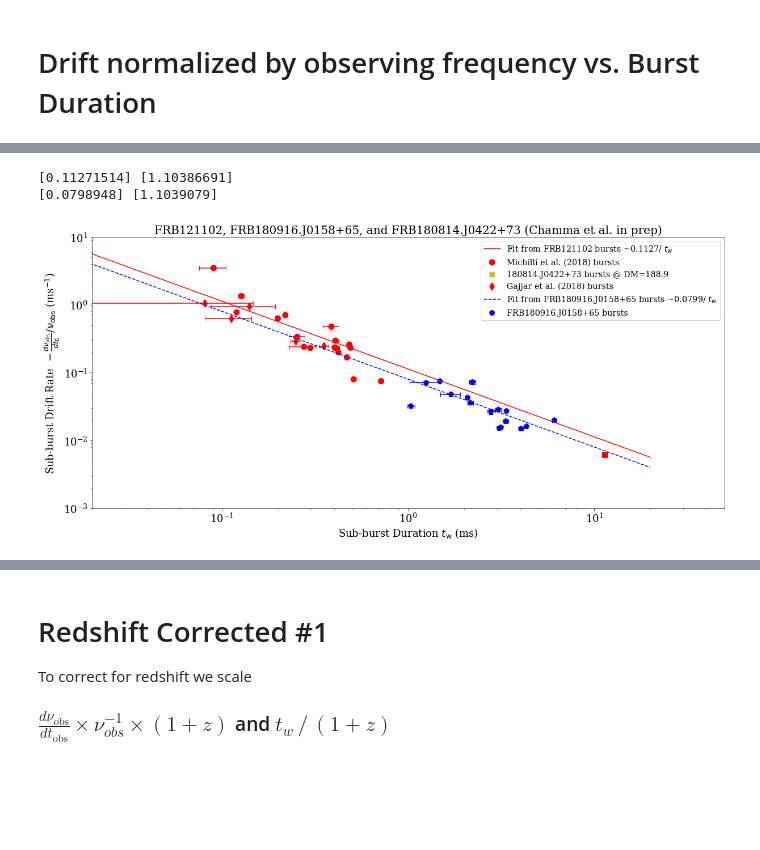
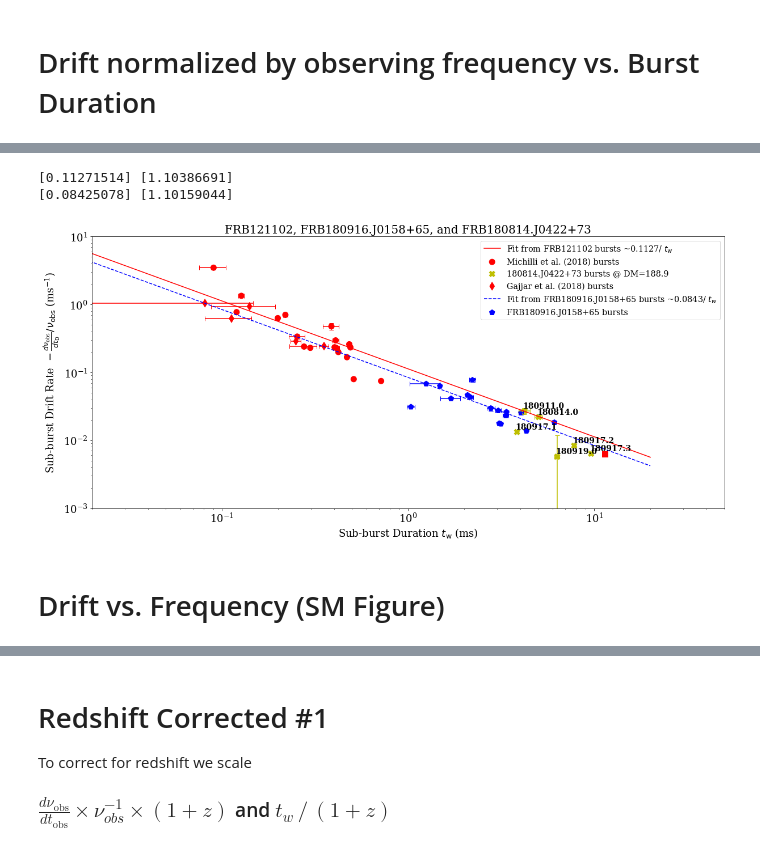
Before and after one commit to mef51/subdriftlaw, a Jupyter notebook: universal/DriftvsDuration_universal.ipynb, the cells around one changed output, grey strips where cells are left out. Saved outputs shown, nothing was run; the diff lists cells and outputs as text; code cells hidden in the pictures; blank space fills up the shorter version.

```diff
--- a/universal/DriftvsDuration_universal.ipynb
+++ b/universal/DriftvsDuration_universal.ipynb
@@ -22,10 +22,11 @@ bursts121102 = pd.read_csv('../bursts.csv')
 bursts121102 = bursts121102.set_index('name')
 
 ##########
-bursts180916 = pd.merge(pd.read_csv('data/CHIME_180916.J0158+65/chime_180916_fit_params_real.csv'),
-                        pd.read_csv('data/CHIME_180916.J0158+65/chime_180916_param_errors_real.csv'),
+bursts180916 = pd.merge(pd.read_csv('data/CHIME_180916.J0158+65/chime_180916_fit_params_ddm0.csv'),
+                        pd.read_csv('data/CHIME_180916.J0158+65/chime_180916_param_errors_ddm0.csv'),
                         how='left', on='name')
 bursts180916 = bursts180916.set_index('name')
+bursts180916['time_res'] = 0.00098304 # s
 
 #########
 params180916 = ['data/CHIME_180916.J0158+65/chime_180916_fit_params_ddm0.csv',
@@ -56,7 +57,6 @@ bursts180814 = pd.merge(pd.read_csv('data/CHIME_FRB180814.J0422+73/chime_180814_
                         pd.read_csv('data/CHIME_FRB180814.J0422+73/chime_180814_param_errors_dm{}.csv'.format(dms180814[dm_idx])),
                         how='left', on='name')
 bursts180814 = bursts180814.set_index('name')
-bursts180814['center_f'] = 600 # MHz
 bursts180814['time_res'] = 0.00098304 # s, Not true for burst 180917
 
 dataframes180814 = []
@@ -65,7 +65,6 @@ for dm in dms180814:
                             pd.read_csv('data/CHIME_FRB180814.J0422+73/chime_180814_param_errors_dm{}.csv'.format(dm)),
                             how='left', on='name')
     frame = frame.set_index('name')
-    frame['center_f'] = 600 # MHz
     frame['time_res'] = 0.00098304 # s, Not true for burst 180917
     dataframes180814.append(frame)
 
@@ -85,5 +84,5 @@ for frame in dataframes180814:
     frame['z'] = 0.05
 
 # bursts121102
-bursts180814
+bursts180916
 # %% [output]
@@ -347,10 +361,9 @@ for dataframe180916, drops, pcol, beta in zip(dataframes180916, [[15], [15], [15
 #     ax.annotate(int(k) if k != 15.5 else k, (v['tau_w_ms'], v['angle_clean']), xytext=(-3,5), textcoords='offset points', weight='bold', size=annotsize)
 
 # ax.set_xlim(0, 10)
-plt.title("Drift Angles for FRB180916 at different DMs (work in progress)", size=20)
+plt.title("Drift Angles for FRB180916 at different DMs", size=20)
 plt.legend(fontsize='x-large')
-# plt.savefig('angleatdifferentDMs.png')
-# plt.savefig('angleatdifferentDMs.pdf')
+# for fformat in ['png', 'pdf', 'eps']: plt.savefig('angleatdifferentDMs.{}'.format(fformat))
 # %% [output]
 [6.55422184]
 [0.21844659]
@@ -465,8 +478,8 @@ ax.set_ylabel('-$\pi/2 + $ Gaussian2d angle (rad)', size=fontsize)
 #     ax.annotate(int(k) if k != 15.5 else k, (v['tau_w_ms'], v['angle_clean']), xytext=(-3,5), textcoords='offset points', weight='bold', size=annotsize)
 # for k, v in dataframes180814[0].drop([15]).iterrows():
 #     ax.annotate(int(k) if k != 15.5 else k, (v['tau_w_ms'], v['angle_clean']), xytext=(-3,5), textcoords='offset points', weight='bold', size=annotsize)
-# for k, v in dataframes180814[0].iterrows():
-#     ax.annotate(int(k) if k != 15.5 else k, (v['tau_w_ms'], v['angle_clean']), xytext=(-3,5), textcoords='offset points', weight='bold', size=annotsize)
+for k, v in dataframes180814[1].iterrows():
+    ax.annotate(k, (v['tau_w_ms'], v['angle_clean']), xytext=(-3,5), textcoords='offset points', weight='bold', size=annotsize)
 
 ax.set_xlim(0, 10)
 plt.title("Drift Angles for FRB180814 at different DMs (work in progress)", size=20)
@@ -648,5 +671,4 @@ selectbursts180814
 # %%
-# michili fit
 plt.rcParams["errorbar.capsize"] = 4
 plt.rcParams["font.family"] = "serif"
 
@@ -693,7 +715,7 @@ otherbursts.tail(1).plot.scatter(ax=ax, x='tau_w_ms', y='drift_over_nuobs',
 #     ax.annotate(int(k) if k != 15.5 else k, (v['tau_w_ms'], v['drift_over_nuobs']), xytext=(-3,5), textcoords='offset points', weight='bold', size=annotsize)
 for k, v in selectbursts180814.iterrows():
     if v['drift_over_nuobs'] > 0:
-        ax.annotate(int(k), (v['tau_w_ms'], v['drift_over_nuobs']), xytext=(-3,5), textcoords='offset points', weight='bold', size=annotsize)
+        ax.annotate(k, (v['tau_w_ms'], v['drift_over_nuobs']), xytext=(-3,5), textcoords='offset points', weight='bold', size=annotsize)
 
 if not logscale:
     ax.set_xlim(-0.1, 20)
@@ -718,41 +740,43 @@ odrfitter_log.set_job(fit_type=0)
 odrfit_log = odrfitter_log.run()
 
 # ODR fit log 180916
-fitdata_log_180916 = scipy.odr.RealData(np.log(selectbursts180916['tau_w_ms_z']),
-                             np.log(selectbursts180916['drift_z']),
-                             sx=np.log(selectbursts180916['red_chisq']*selectbursts180916['tau_w_error']/(1+selectbursts180916['z'])),
-                             sy=np.log(selectbursts180916['red_chisq']*selectbursts180916['drift error (mhz/ms)']*(1+selectbursts180916['z'])/selectbursts180916['center_f'] ))
+fitdata_log_180916 = scipy.odr.RealData(np.log(selectbursts180916['tau_w_ms']),
+                             np.log(selectbursts180916['drift_over_nuobs']),
+                             sx=np.log(selectbursts180916['red_chisq']*selectbursts180916['tau_w_error']),
+                             sy=np.log(selectbursts180916['red_chisq']*selectbursts180916['drift error (mhz/ms)']/selectbursts180916['center_f'] ))
 odrfitter_log180916 = scipy.odr.ODR(fitdata_log_180916, fit_model_log, beta0=[1000])
 odrfitter_log180916.set_job(fit_type=0)
 odrfit_log180916 = odrfitter_log180916.run()
 
 ### Plot fits
 x = np.linspace(0, 20, num=1200)
 opts  = [np.exp(odrfit_log.beta), np.exp(odrfit_log180916.beta)]
 errs  = [np.exp(odrfit_log.sd_beta), np.exp(odrfit_log180916.sd_beta)]
 names = ['Fit from FRB121102 bursts', 'Fit from FRB180916.J0158+65 bursts']
 ls    = ['r-', 'b--']
 for opt, err, name, l in zip(opts, errs, names, ls):
     print(opt, err)
     plt.plot(x, opt[0]/x, l, label=name + ' ~' + str((round(opt[0], 4))) + '/ $t_w$')
 
 handles, labels = ax.get_legend_handles_labels()
 # handles = handles [1:] + [handles[0]]
 # labels = labels [1:] + [labels[0]]
 handles = [handles[0], handles[2], handles[4], handles[5], handles[1], handles[3]]
 labels = [labels[0], labels[2], labels[4], labels[5], labels[1], labels[3]]
 # handles = [handles[0], handles[2], handles[]]
 plt.legend(handles, labels, fontsize='x-large')
 
 
 # plt.title("Non Redshift Corrected", size=20)
-plt.title("FRB121102, FRB180916.J0158+65, and FRB180814.J0422+73 (Chamma et al. in prep)", size=20)
+plt.title("FRB121102, FRB180916.J0158+65, and FRB180814.J0422+73", size=20)
 plt.tight_layout()
 # plt.savefig('180814_dm{}.png'.format(dms180814[dm_idx]))
 # print('180814_dm{}.png'.format(dms180814[dm_idx]))
 # for f in ['png', 'pdf', 'eps']: plt.savefig('figures/{}.{}'.format(filename, f))
 # for f in ['png']: plt.savefig('figures/{}.{}'.format(filename, f))
 # %% [output]
 [0.11271514] [1.10386691]
-[0.0798948] [1.1039079]
+[0.08425078] [1.10159044]
-[figure, old version]
+[figure, new version]
+# %% [markdown]
+# Drift vs. Frequency (SM Figure)
```
Also changed, not shown: parts of 10 cells of this notebook, 25 other files.
